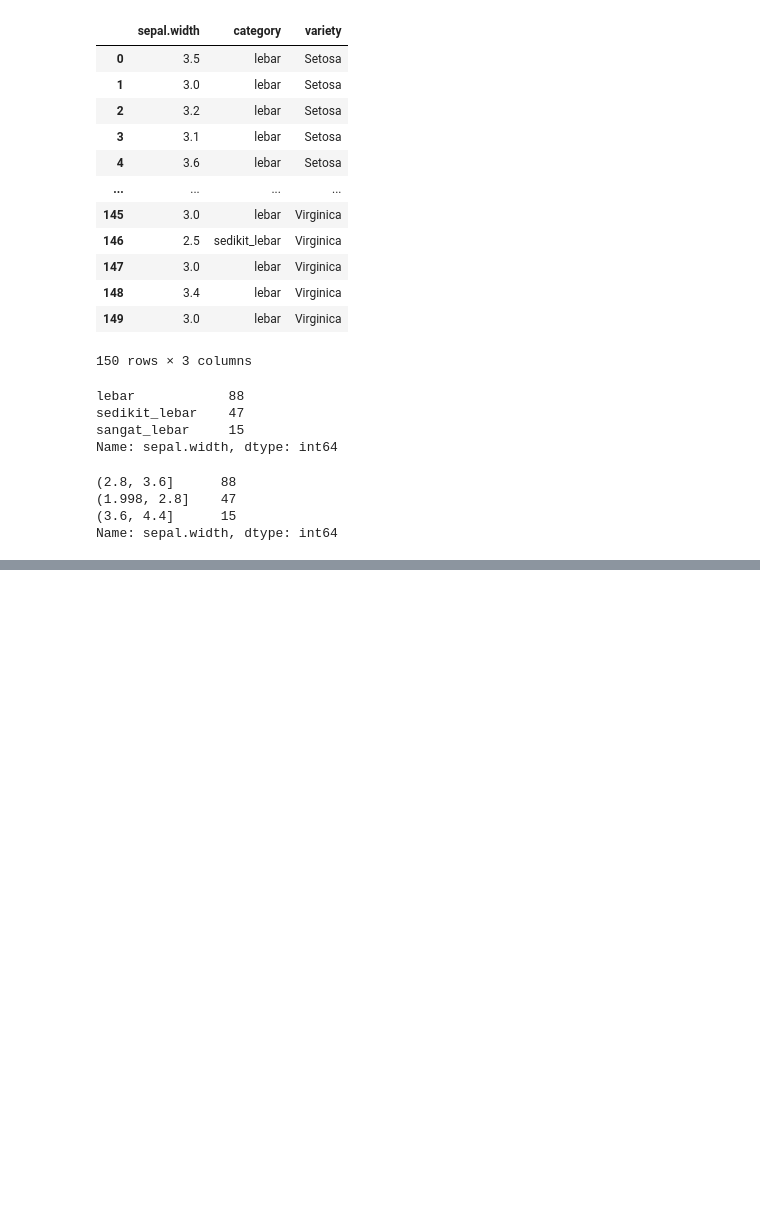
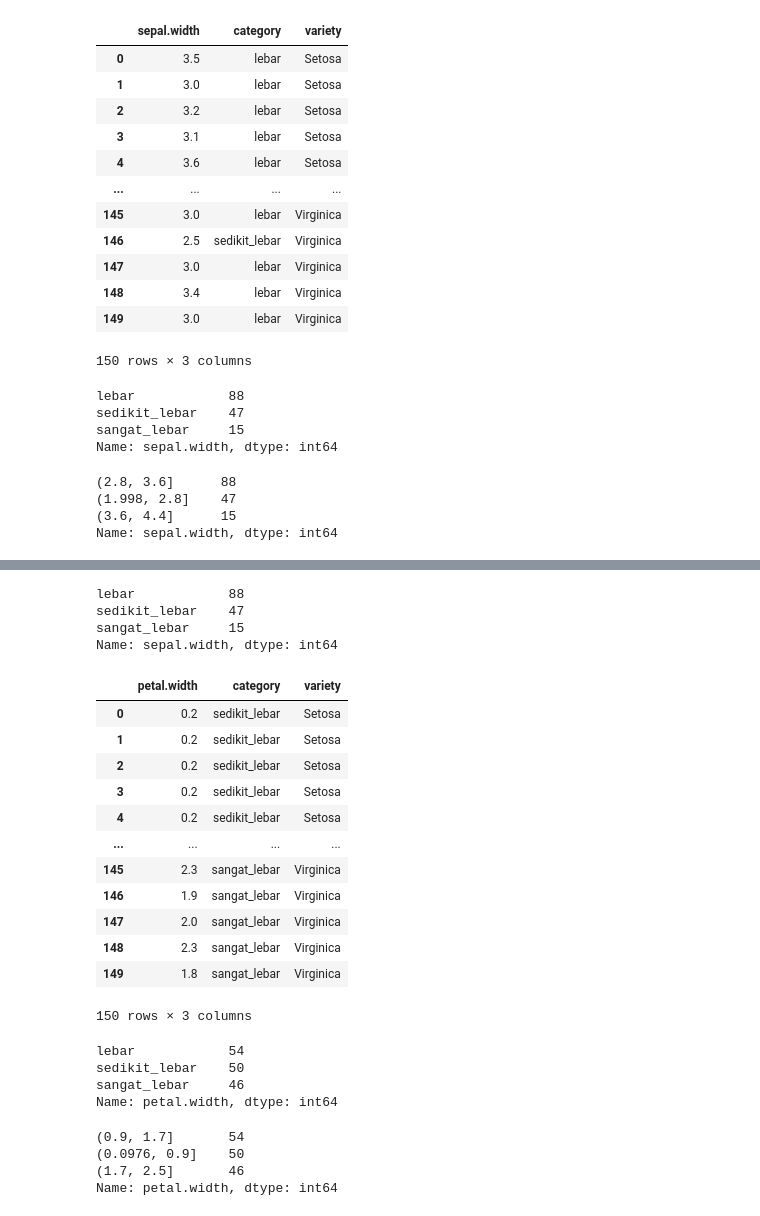
Before and after one commit to CAHYANIR/datamining, a Jupyter notebook: _sources/Tugas_2.ipynb, the cells around one changed output, grey strips where cells are left out. Drawn from its saved outputs; the diff is of its cells as text; code cells hidden in the pictures; blank space fills up the shorter version.

```diff
--- a/_sources/Tugas_2.ipynb
+++ b/_sources/Tugas_2.ipynb
@@ -110,0 +133,8 @@ interval_petal_width_ew_binning = pd.cut(PETAL_WIDTH_SERIES, amount_of_binning,
+# %%
+# equal-width intervals binning with label
+labelled_sepal_width_ew_binning
+# %% [output]
+lebar            88
+sedikit_lebar    47
+sangat_lebar     15
+Name: sepal.width, dtype: int64
@@ -110,0 +149,46 @@ interval_petal_width_ew_binning = pd.cut(PETAL_WIDTH_SERIES, amount_of_binning,
+# %%
+# equal-width intervals
+labels = ["sedikit_lebar", "lebar", "sangat_lebar"]
+amount_of_binning = len(labels)
+
+petal_width_ew_binning = pd.cut(PETAL_WIDTH_SERIES, amount_of_binning, True, labels)
+labelled_petal_width_ew_binning = petal_width_ew_binning.value_counts()
+interval_petal_width_ew_binning = pd.cut(PETAL_WIDTH_SERIES, amount_of_binning, True).value_counts()
+# %%
+# dataframe of petal-width and petal category
+df_petal_width = pd.DataFrame(pd.concat((PETAL_WIDTH_SERIES, petal_width_ew_binning, IRIS_VARIETY), axis=1))
+# %%
+# change columns name
+df_petal_width.columns = ["petal.width", "category", "variety"]
+# %%
+df_petal_width
+# %% [output]
+|  | petal.width | category | variety |
+| 0 | 0.2 | sedikit_lebar | Setosa |
+| 1 | 0.2 | sedikit_lebar | Setosa |
+| 2 | 0.2 | sedikit_lebar | Setosa |
+| 3 | 0.2 | sedikit_lebar | Setosa |
+| 4 | 0.2 | sedikit_lebar | Setosa |
+| ... | ... | ... | ... |
+| 145 | 2.3 | sangat_lebar | Virginica |
+| 146 | 1.9 | sangat_lebar | Virginica |
+| 147 | 2.0 | sangat_lebar | Virginica |
+| 148 | 2.3 | sangat_lebar | Virginica |
+| 149 | 1.8 | sangat_lebar | Virginica |
+150 rows × 3 columns
+# %%
+# equal-width intervals with label
+labelled_petal_width_ew_binning
+# %% [output]
+lebar            54
+sedikit_lebar    50
+sangat_lebar     46
+Name: petal.width, dtype: int64
+# %%
+# equal-width intervals without label
+interval_petal_width_ew_binning
+# %% [output]
+(0.9, 1.7]       54
+(0.0976, 0.9]    50
+(1.7, 2.5]       46
+Name: petal.width, dtype: int64
```
Also changed, not shown: parts of 55 cells of this notebook, 2 other files.
